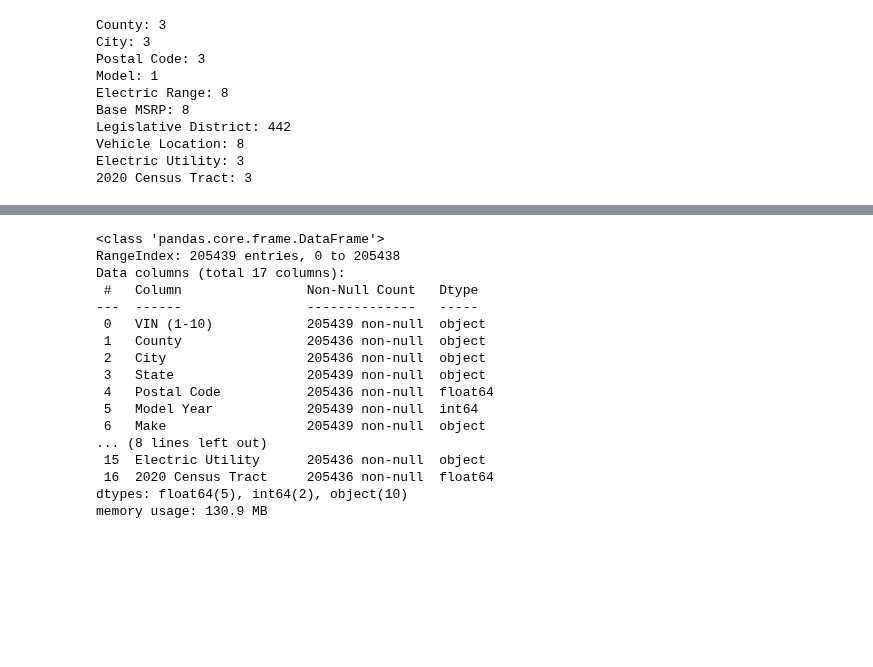
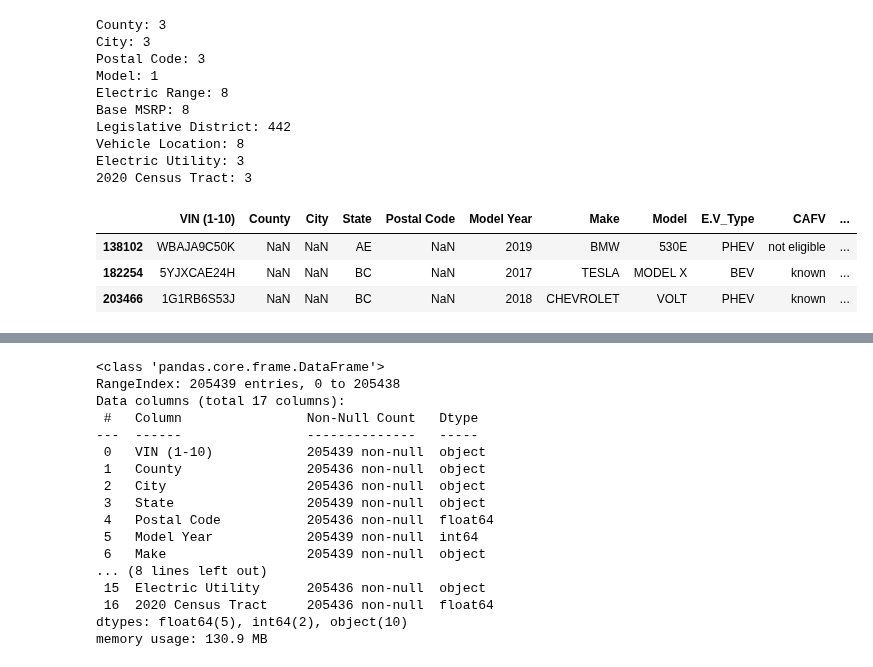
Before and after one commit to yagoandradelima/data-analysis-python, a Jupyter notebook: generic/code/elec_cars.ipynb, the cells around one changed output, grey strips where cells are left out. Saved outputs shown, nothing was run; the diff lists cells and outputs as text; code cells hidden in the pictures; blank space fills up the shorter version.

```diff
--- a/generic/code/elec_cars.ipynb
+++ b/generic/code/elec_cars.ipynb
@@ -33,3 +44,14 @@ Legislative District: 442
 Vehicle Location: 8
 Electric Utility: 3
 2020 Census Tract: 3
+# %%
+# Verificando como os NaN estão distribuídos. Muitos estão nas mesmas linhas
+# Sem dados de Cidades ou Condados/Vilarejos/Distritos eu não tenho como trabalhar de forma efetiva
+# Apenas em casos onde eu não utilizo esses dados faltantes vou utilizar o _full
+
+df_elec_cars_full[df_elec_cars_full["County"].isna()]
+# %% [output]
+|  | VIN (1-10) | County | City | State | Postal Code | Model Year | Make | Model | E.V_Type | CAFV | ... |
+| 138102 | WBAJA9C50K | NaN | NaN | AE | NaN | 2019 | BMW | 530E | PHEV | not eligible | ... |
+| 182254 | 5YJXCAE24H | NaN | NaN | BC | NaN | 2017 | TESLA | MODEL X | BEV | known | ... |
+| 203466 | 1G1RB6S53J | NaN | NaN | BC | NaN | 2018 | CHEVROLET | VOLT | PHEV | known | ... |
```
Also changed, not shown: parts of 18 cells of this notebook.
